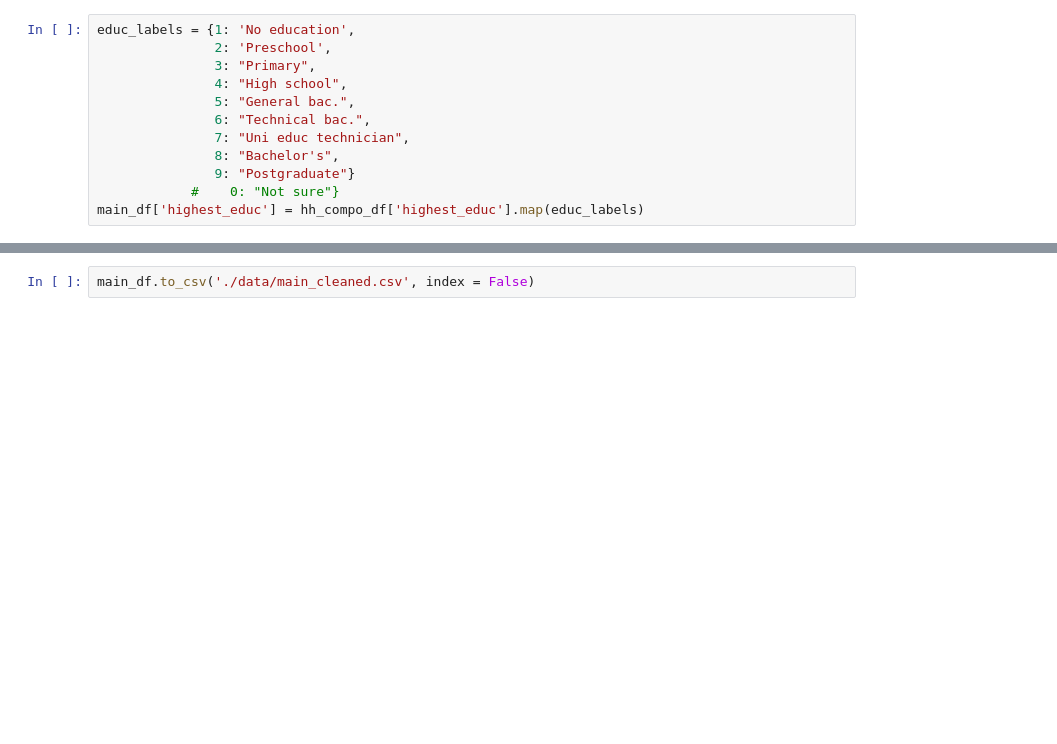
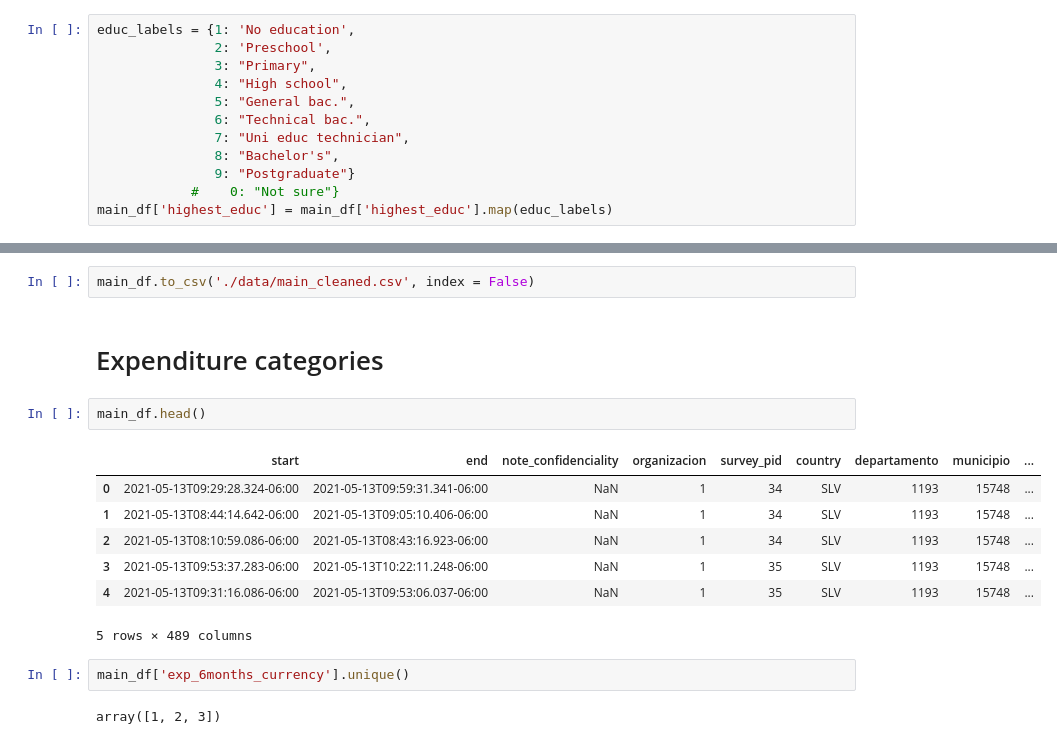
Before and after one commit to lylakirati/MigrationMDT, a Jupyter notebook: clean_data.ipynb, the cells around one changed output, grey strips where cells are left out. Drawn from its saved outputs; the diff is of its cells as text; blank space fills up the shorter version.

```diff
--- a/clean_data.ipynb
+++ b/clean_data.ipynb
@@ -483,7 +464,7 @@ educ_labels = {1: 'No education',
                8: "Bachelor's",
                9: "Postgraduate"}
             #    0: "Not sure"}
-main_df['highest_educ'] = hh_compo_df['highest_educ'].map(educ_labels)
+main_df['highest_educ'] = main_df['highest_educ'].map(educ_labels)
 # %% [markdown]
 # Cost of migration
 # %%
@@ -540,3 +521,19 @@ mig_ext_df.loc[mig_ext_df['mig_ext_cost_currency'] == 3, 'mig_ext_cost_total_usd
 mig_ext_df.to_csv('./data/mig_ext_cleaned.csv', index = False)
 # %%
 main_df.to_csv('./data/main_cleaned.csv', index = False)
+# %% [markdown]
+# Expenditure categories
+# %%
+main_df.head()
+# %% [output]
+|  | start | end | note_confidenciality | organizacion | survey_pid | country | departamento | municipio | ... |
+| 0 | 2021-05-13T09:29:28.324-06:00 | 2021-05-13T09:59:31.341-06:00 | NaN | 1 | 34 | SLV | 1193 | 15748 | ... |
+| 1 | 2021-05-13T08:44:14.642-06:00 | 2021-05-13T09:05:10.406-06:00 | NaN | 1 | 34 | SLV | 1193 | 15748 | ... |
+| 2 | 2021-05-13T08:10:59.086-06:00 | 2021-05-13T08:43:16.923-06:00 | NaN | 1 | 34 | SLV | 1193 | 15748 | ... |
+| 3 | 2021-05-13T09:53:37.283-06:00 | 2021-05-13T10:22:11.248-06:00 | NaN | 1 | 35 | SLV | 1193 | 15748 | ... |
+| 4 | 2021-05-13T09:31:16.086-06:00 | 2021-05-13T09:53:06.037-06:00 | NaN | 1 | 35 | SLV | 1193 | 15748 | ... |
+5 rows × 489 columns
+# %%
+main_df['exp_6months_currency'].unique()
+# %% [output]
+array([1, 2, 3])
```
Also changed, not shown: parts of 6 cells of this notebook, 1 other file.
